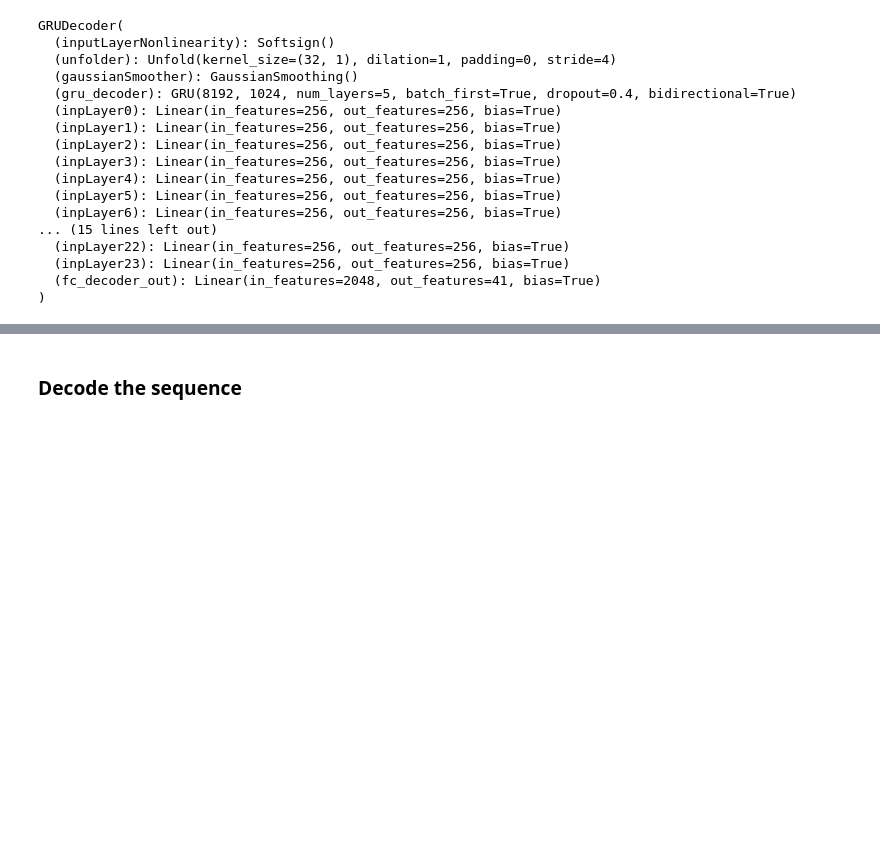
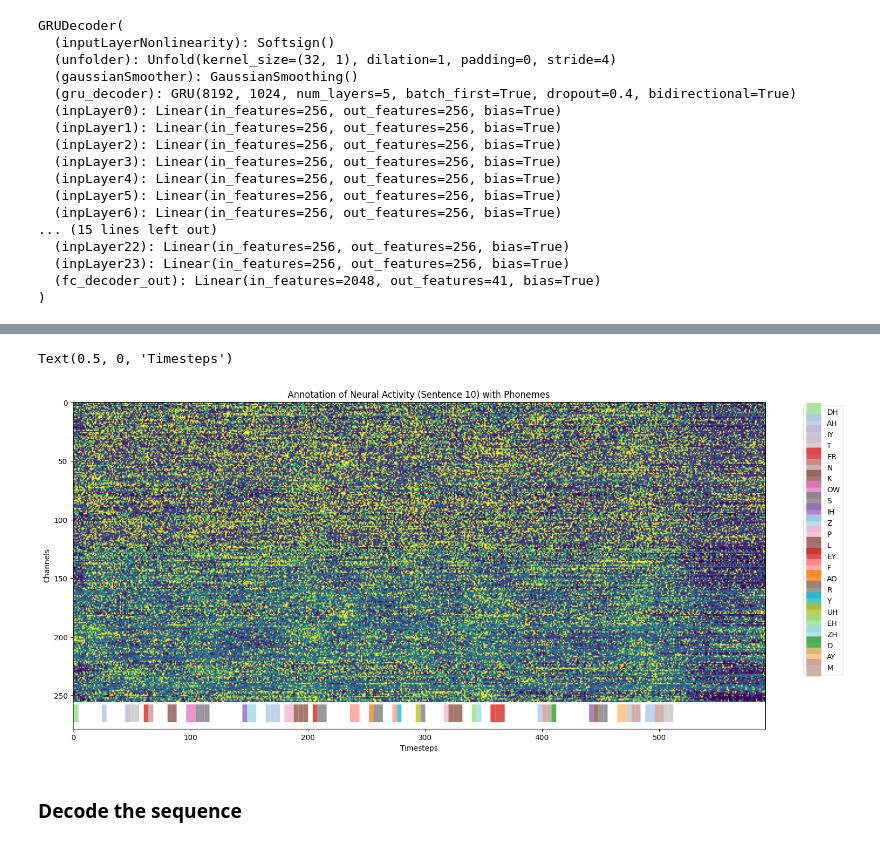
Before and after one commit to danielwang365/neural_seq_decoder, a Jupyter notebook: notebooks/formatCompetitionData.ipynb, the cells around one changed output, grey strips where cells are left out. Saved outputs shown, nothing was run; the diff lists cells and outputs as text; code cells hidden in the pictures; blank space fills up the shorter version.

```diff
--- a/notebooks/formatCompetitionData.ipynb
+++ b/notebooks/formatCompetitionData.ipynb
@@ -280,0 +319,8 @@ Output duration: 2.23 seconds
+# %%
+phones = np.array(["BLANK"] + PHONE_DEF_SIL)
+decoded_phones = phones[np.argmax(np.exp(log_probs[0]), axis = 1)]
+# %%
+phone_to_time = []
+
+for i in range(len(decoded_phones)):
+    phone_to_time.append([decoded_phones[i], i*4, (i+1)*4])
@@ -281,3 +345,34 @@ Output duration: 2.23 seconds
+# %%
+plt.figure(figsize=(24,8))
+plt.imshow(trainDatasets[0]['sentenceDat'][trial_idx][:, :].T, clim=[-1,1])
+num_channels = trainDatasets[0]['sentenceDat'][trial_idx].shape[1]
+
+colors = plt.cm.tab20(np.linspace(0, 1, len(phones)))  # Use tab20 colormap
+phone_to_color = dict(zip(phones, colors))
+
+plotted_phones = set()
+prev = ""
+
+for label in phone_to_time:
+    phone, start, end = label
+    if not (phone == "SIL" or phone == "BLANK"):
+        color = phone_to_color.get(phone, 'black')
+        label_text = phone if phone not in plotted_phones else ""
+
+        plt.hlines(265, xmin=start, xmax=end, colors=color,
+                  linewidth=24, alpha=0.8, label=label_text)
+
+        plotted_phones.add(phone)
+
+    prev = phone
+
+plt.title(f"Annotation of Neural Activity (Sentence {trial_idx}) with Phonemes")
+plt.ylabel("Channels")
+plt.xlabel("Timesteps")
+plt.legend(bbox_to_anchor=(1.05, 1), loc='upper left')  # Legend outside plot
+# %% [output]
+Text(0.5, 0, 'Timesteps')
+[figure, added]
 # %% [markdown]
 ### Decode the sequence
 # %%
```
Also changed, not shown: parts of 18 cells of this notebook.
